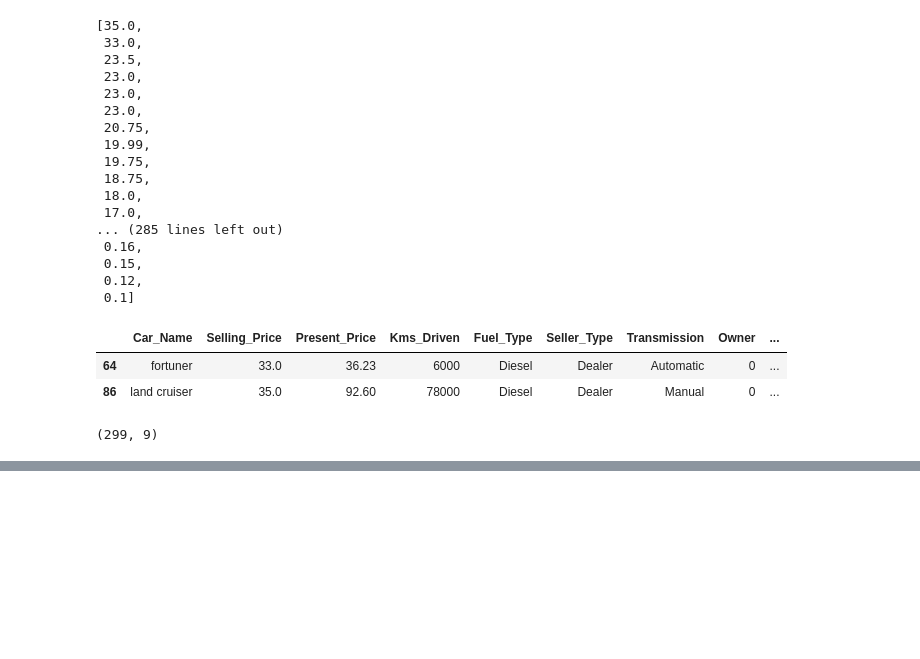
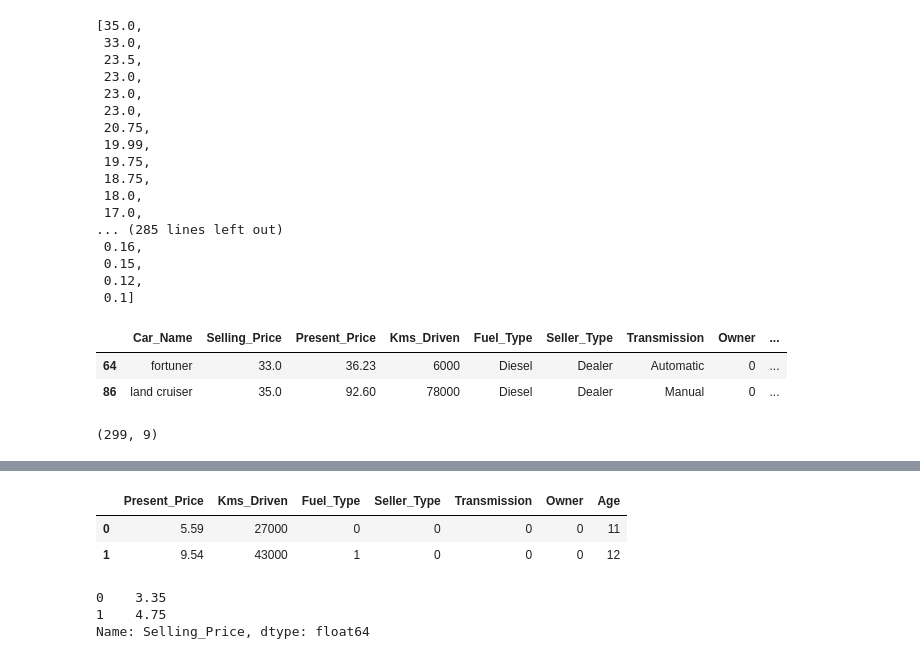
Before and after one commit to Reyad02/car-price-prediction, a Jupyter notebook: main.ipynb, the cells around one changed output, grey strips where cells are left out. Cells and saved outputs as stored; diff of their text form; code cells hidden in the pictures; blank space fills up the shorter version.

```diff
--- a/main.ipynb
+++ b/main.ipynb
@@ -136,0 +207,14 @@ data.shape
+# %%
+X=data.drop(["Car_Name", "Selling_Price"],axis=1)
+y=data["Selling_Price"]
+X.head(2)
+# %% [output]
+|  | Present_Price | Kms_Driven | Fuel_Type | Seller_Type | Transmission | Owner | Age |
+| 0 | 5.59 | 27000 | 0 | 0 | 0 | 0 | 11 |
+| 1 | 9.54 | 43000 | 1 | 0 | 0 | 0 | 12 |
+# %%
+y.head(2)
+# %% [output]
+0    3.35
+1    4.75
+Name: Selling_Price, dtype: float64
```
Also changed, not shown: parts of 9 cells of this notebook.
